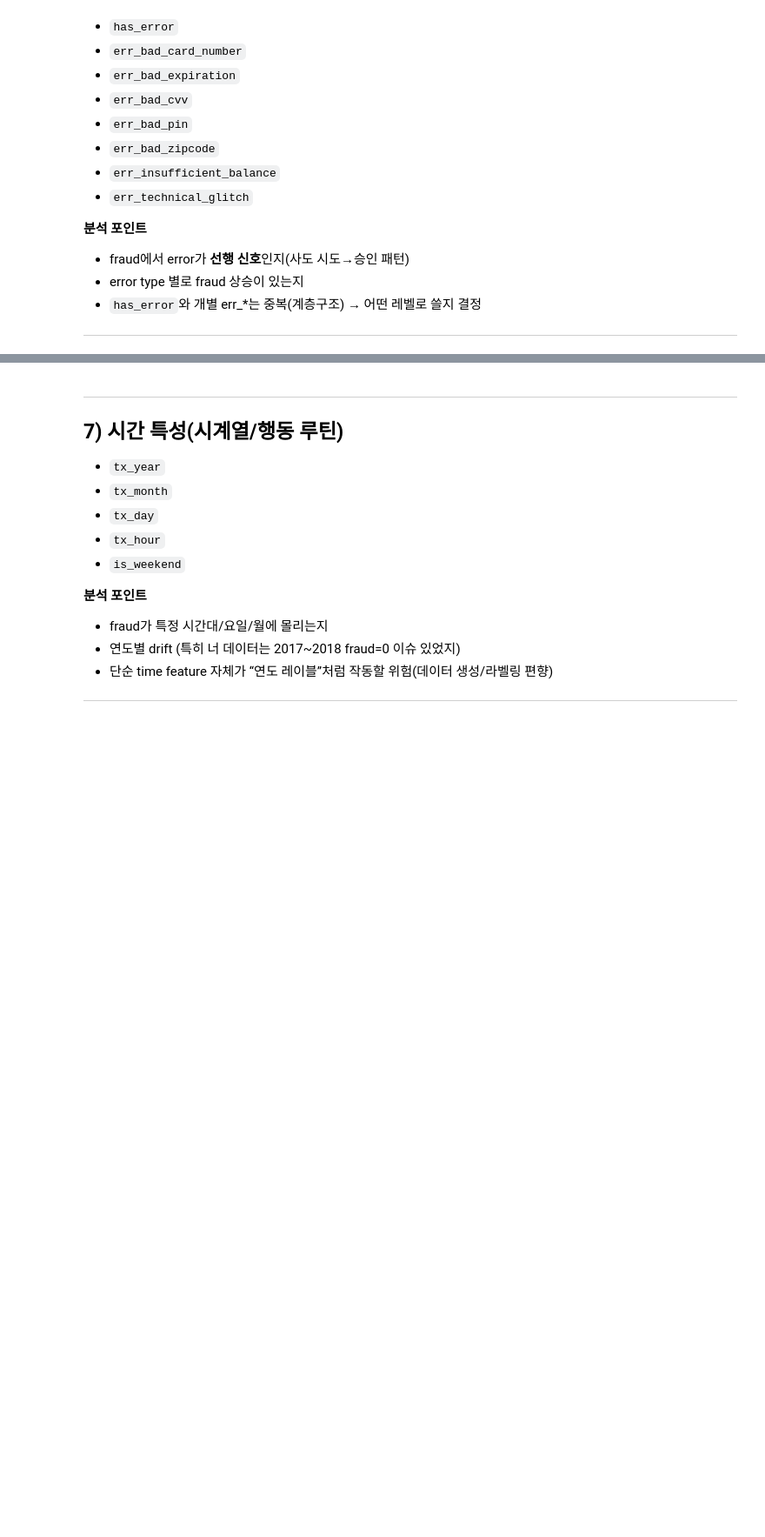
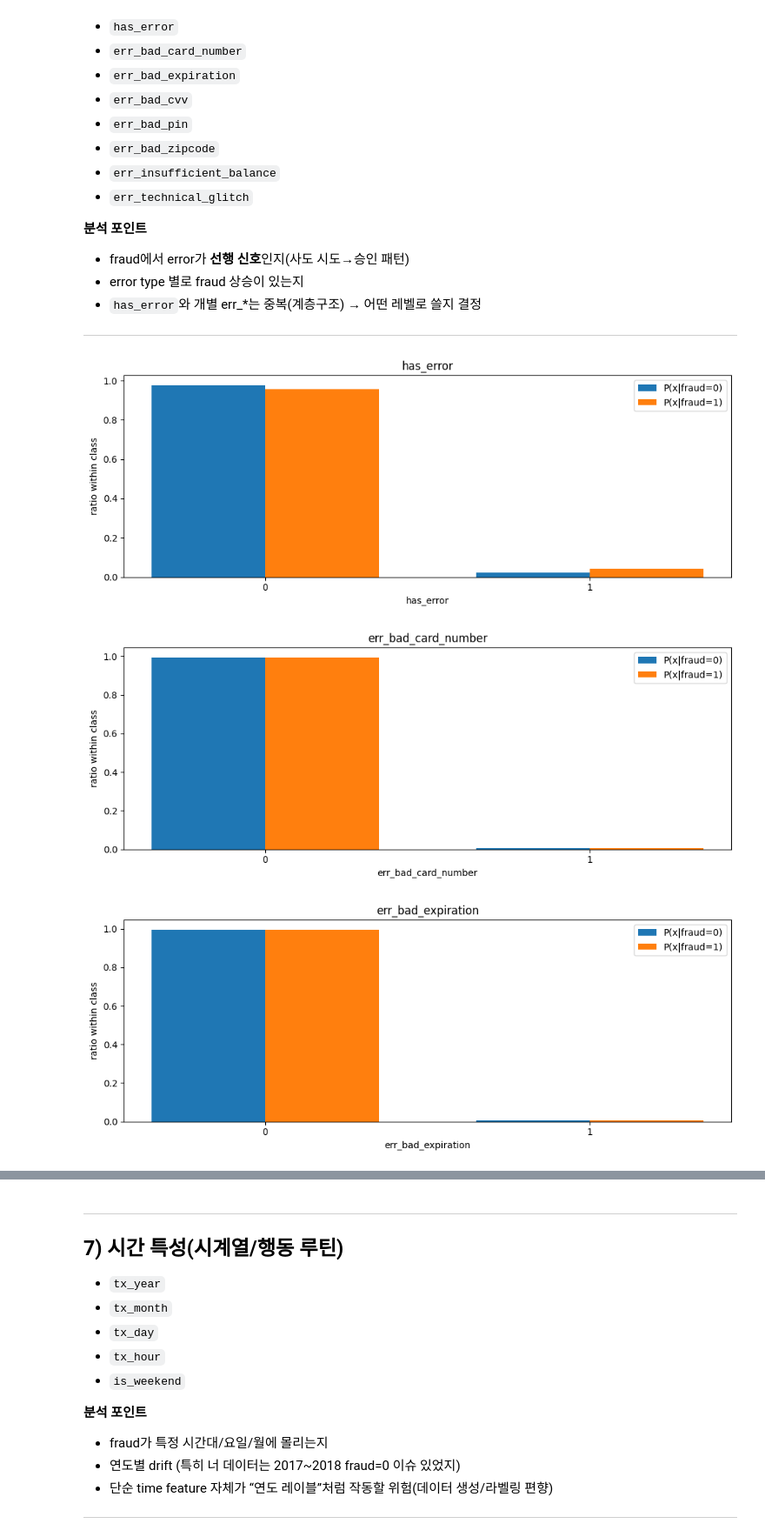
Before and after one commit to BDAIFin/knk, a Jupyter notebook: feature_signal_screening.ipynb, the cells around one changed output, grey strips where cells are left out. Shown at 87% size. Drawn from its saved outputs; the diff is of its cells as text; code cells hidden in the pictures; blank space fills up the shorter version.

```diff
--- a/feature_signal_screening.ipynb
+++ b/feature_signal_screening.ipynb
@@ -2105,0 +2271,2 @@ plot_feature_eda(df, "credit_score", label_col="fraud", clip_q=(0.01, 0.99), log
+# %%
+df.drop("is_online",axis=1, inplace=True)
@@ -2125,3 +2315,16 @@ plot_feature_eda(df, "credit_score", label_col="fraud", clip_q=(0.01, 0.99), log
 * `has_error`와 개별 err_*는 중복(계층구조) → 어떤 레벨로 쓸지 결정
 
 ---
+# %%
+FEATURES = ["has_error",
+  "err_bad_card_number",
+  "err_bad_expiration",
+  "err_bad_cvv",
+  "err_bad_pin",
+  "err_bad_zipcode",]
+for c in FEATURES:
+    plot_class_ratio_only(df, c, LABEL_COL, bins=20, clip_q=(0.01, 0.99), min_bin_count=30)
+# %% [output]
+[figure, added]
+[figure, added]
+[figure, added]
```
Also changed, not shown: parts of 22 cells of this notebook.
